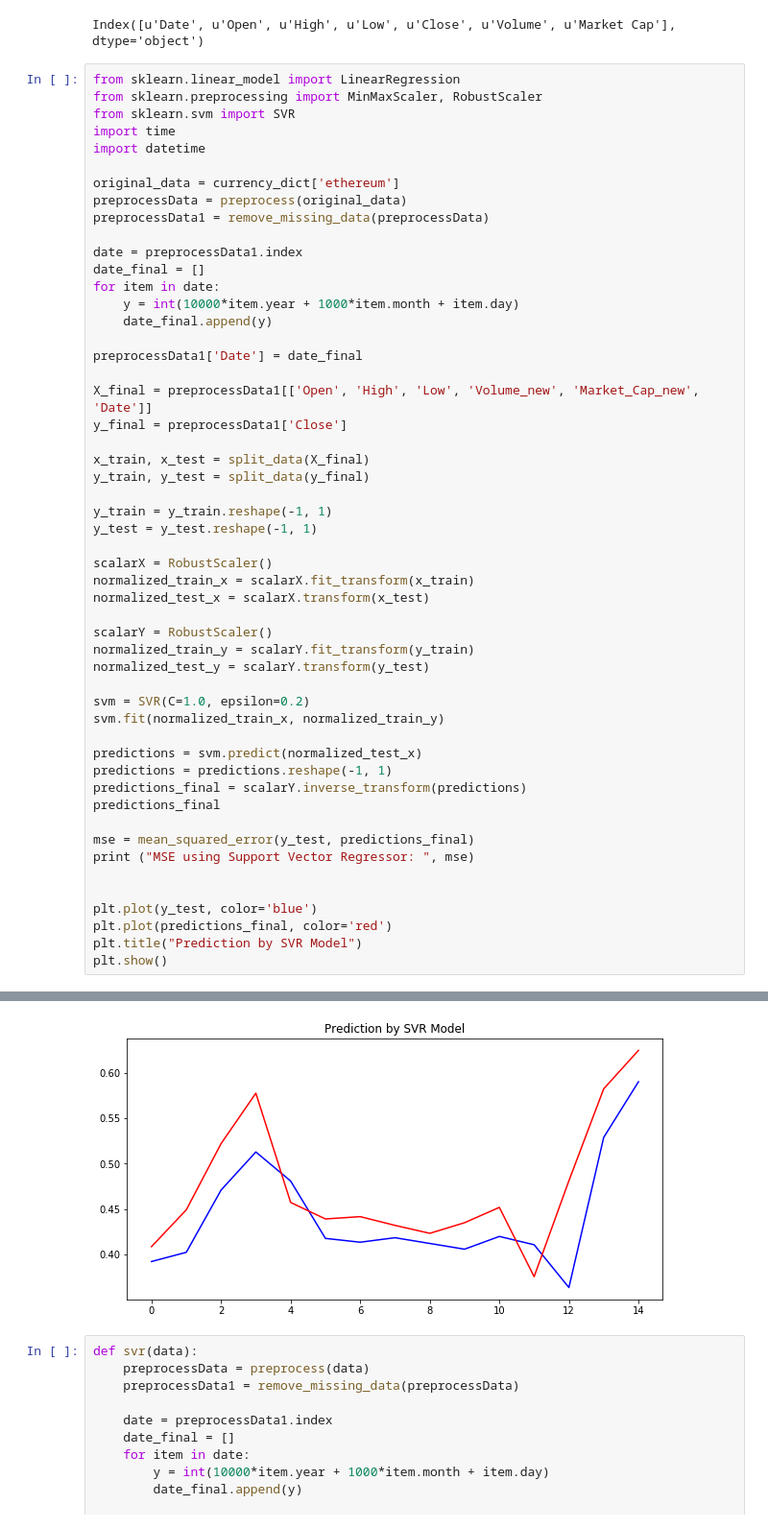
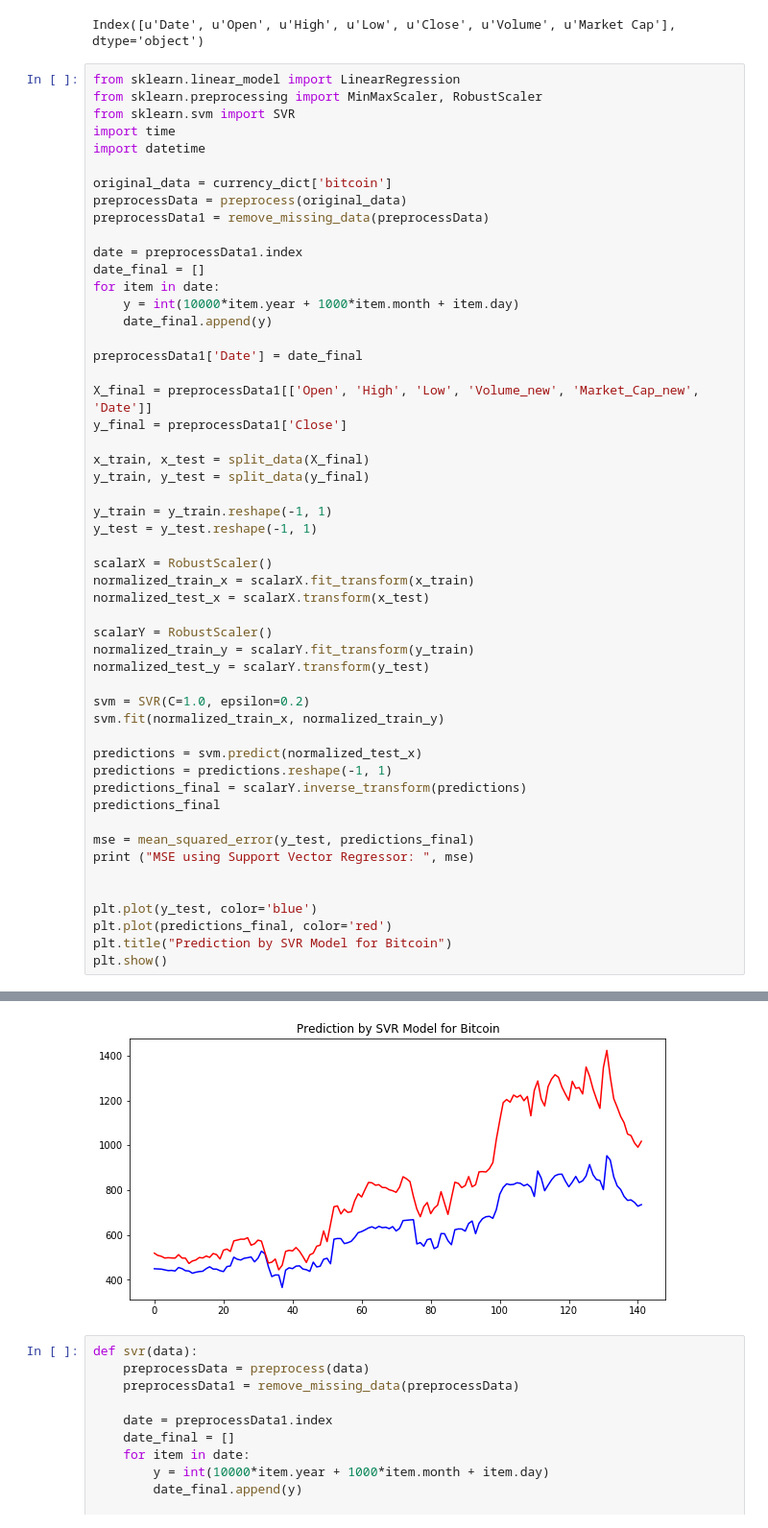
Before and after one commit to masinazarian/cryptocurrency-price-prediction, a Jupyter notebook: main.ipynb, the cells around one changed output, grey strips where cells are left out. Shown at 96% size. Drawn from its saved outputs; the diff is of its cells as text.

```diff
--- a/main.ipynb
+++ b/main.ipynb
@@ -318,7 +313,7 @@ from sklearn.svm import SVR
 import time
 import datetime
 
-original_data = currency_dict['ethereum']
+original_data = currency_dict['bitcoin']
 preprocessData = preprocess(original_data)
 preprocessData1 = remove_missing_data(preprocessData)
 
@@ -361,6 +356,6 @@ print ("MSE using Support Vector Regressor: ", mse)
 
 plt.plot(y_test, color='blue')
 plt.plot(predictions_final, color='red')
-plt.title("Prediction by SVR Model")
+plt.title("Prediction by SVR Model for Bitcoin")
 plt.show()
 # %% [output]
@@ -368,4 +367,4 @@ plt.show()
-[figure, old version]
+[figure, new version]
 # %%
 def svr(data):
     preprocessData = preprocess(data)
```
Also changed, not shown: parts of 3 cells of this notebook.
